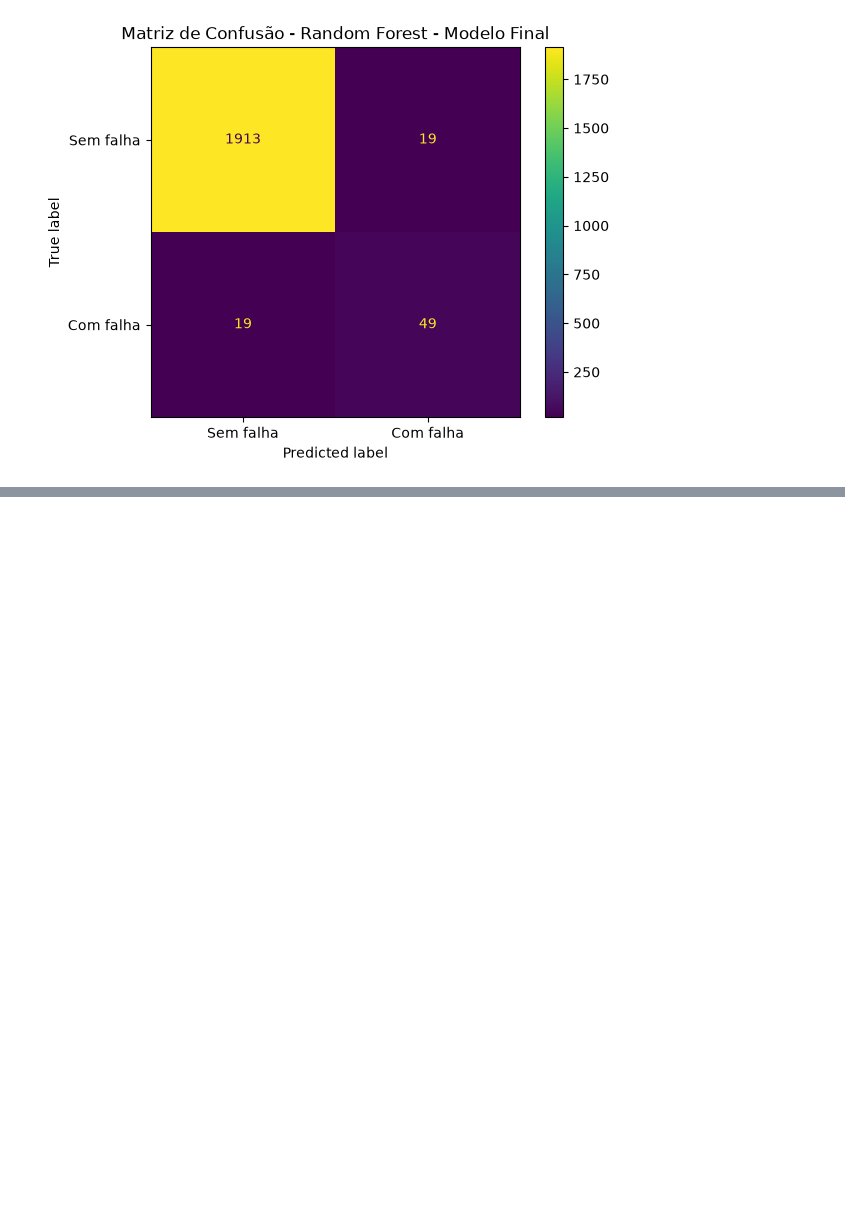
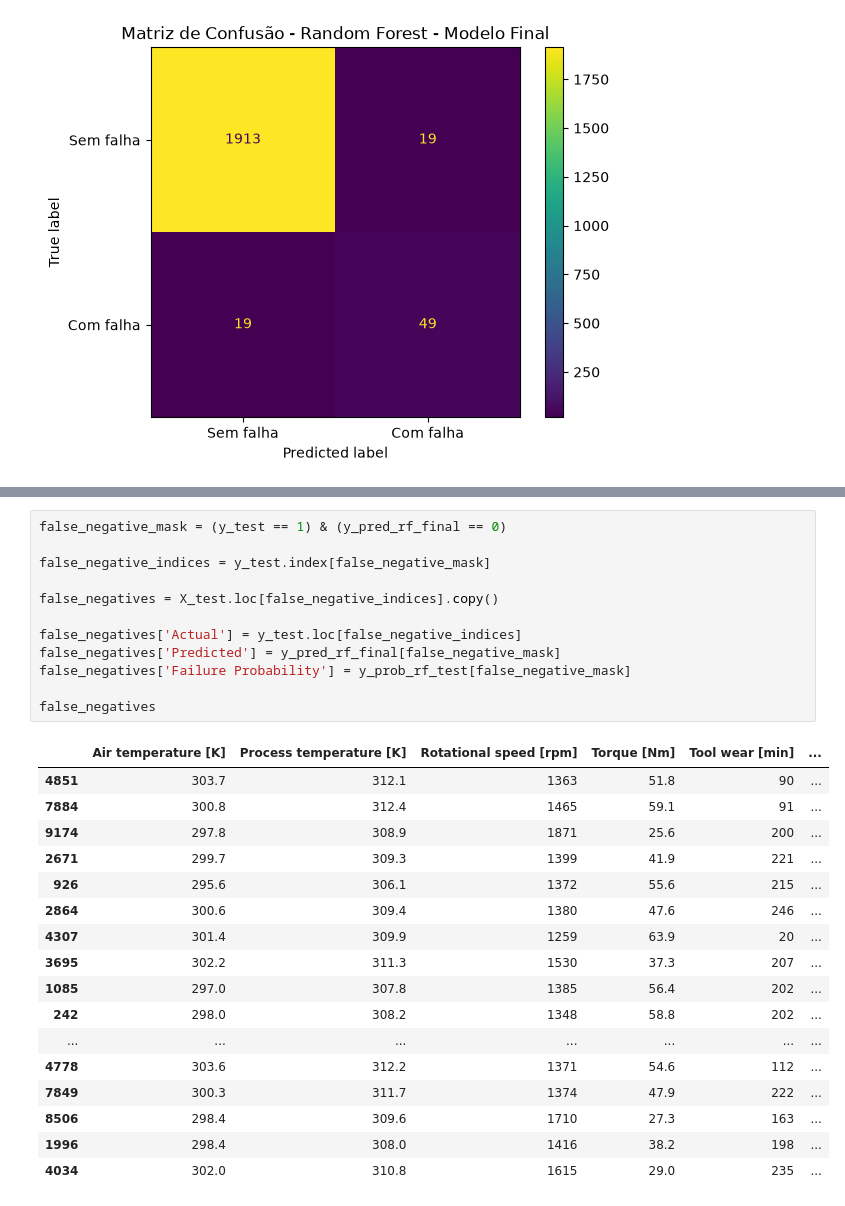
Before and after one commit to joaovitorsoska/Sistema-industrial-deteccao-anomalias, a Jupyter notebook: notebooks/EDA.ipynb, the cells around one changed output, grey strips where cells are left out. Cells and saved outputs as stored; diff of their text form; blank space fills up the shorter version.

```diff
--- a/notebooks/EDA.ipynb
+++ b/notebooks/EDA.ipynb
@@ -960,0 +1026,30 @@ plt.show()
+# %%
+false_negative_mask = (y_test == 1) & (y_pred_rf_final == 0)
+
+false_negative_indices = y_test.index[false_negative_mask]
+
+false_negatives = X_test.loc[false_negative_indices].copy()
+
+false_negatives['Actual'] = y_test.loc[false_negative_indices]
+false_negatives['Predicted'] = y_pred_rf_final[false_negative_mask]
+false_negatives['Failure Probability'] = y_prob_rf_test[false_negative_mask]
+
+false_negatives
+# %% [output]
+|  | Air temperature [K] | Process temperature [K] | Rotational speed [rpm] | Torque [Nm] | Tool wear [min] | ... |
+| 4851 | 303.7 | 312.1 | 1363 | 51.8 | 90 | ... |
+| 7884 | 300.8 | 312.4 | 1465 | 59.1 | 91 | ... |
+| 9174 | 297.8 | 308.9 | 1871 | 25.6 | 200 | ... |
+| 2671 | 299.7 | 309.3 | 1399 | 41.9 | 221 | ... |
+| 926 | 295.6 | 306.1 | 1372 | 55.6 | 215 | ... |
+| 2864 | 300.6 | 309.4 | 1380 | 47.6 | 246 | ... |
+| 4307 | 301.4 | 309.9 | 1259 | 63.9 | 20 | ... |
+| 3695 | 302.2 | 311.3 | 1530 | 37.3 | 207 | ... |
+| 1085 | 297.0 | 307.8 | 1385 | 56.4 | 202 | ... |
+| 242 | 298.0 | 308.2 | 1348 | 58.8 | 202 | ... |
+| ... | ... | ... | ... | ... | ... | ... |
+| 4778 | 303.6 | 312.2 | 1371 | 54.6 | 112 | ... |
+| 7849 | 300.3 | 311.7 | 1374 | 47.9 | 222 | ... |
+| 8506 | 298.4 | 309.6 | 1710 | 27.3 | 163 | ... |
+| 1996 | 298.4 | 308.0 | 1416 | 38.2 | 198 | ... |
+| 4034 | 302.0 | 310.8 | 1615 | 29.0 | 235 | ... |
```
Also changed, not shown: parts of 12 cells of this notebook.
